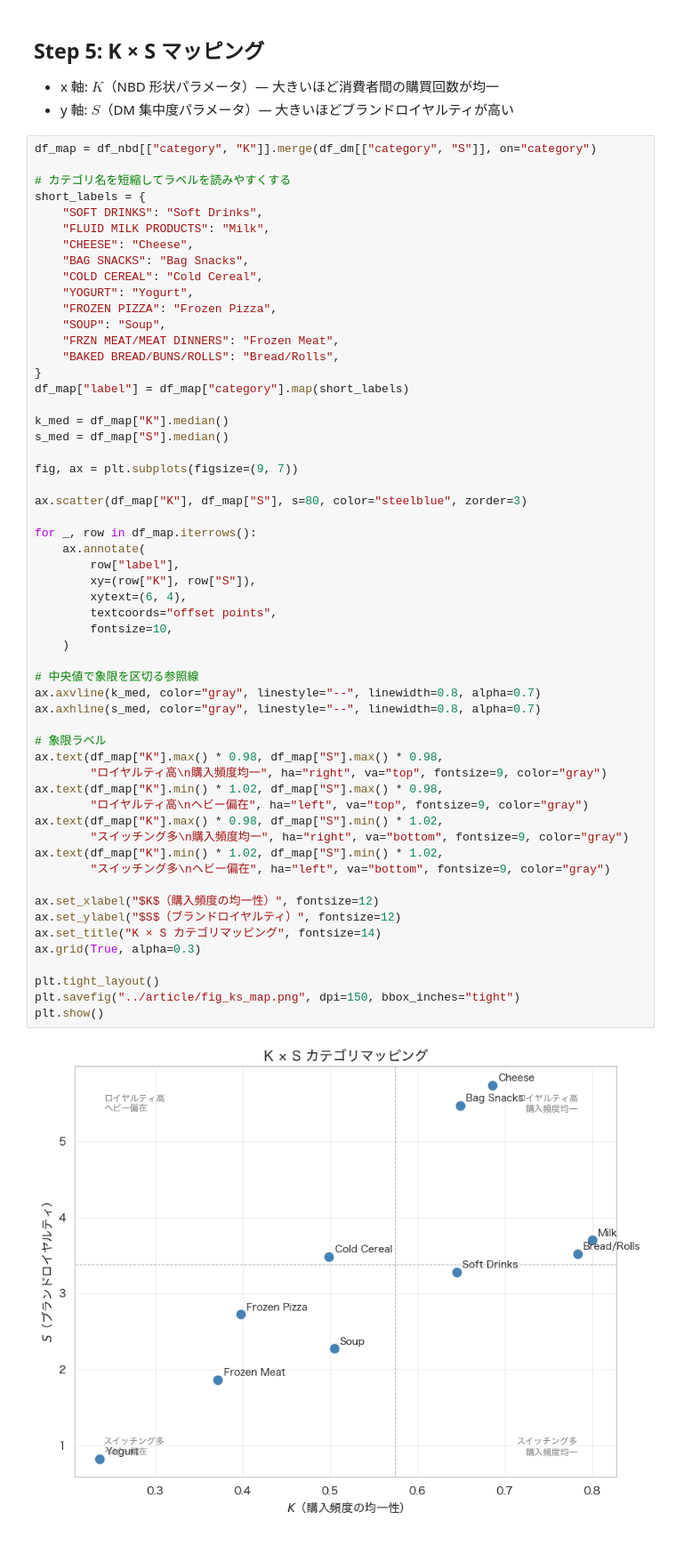
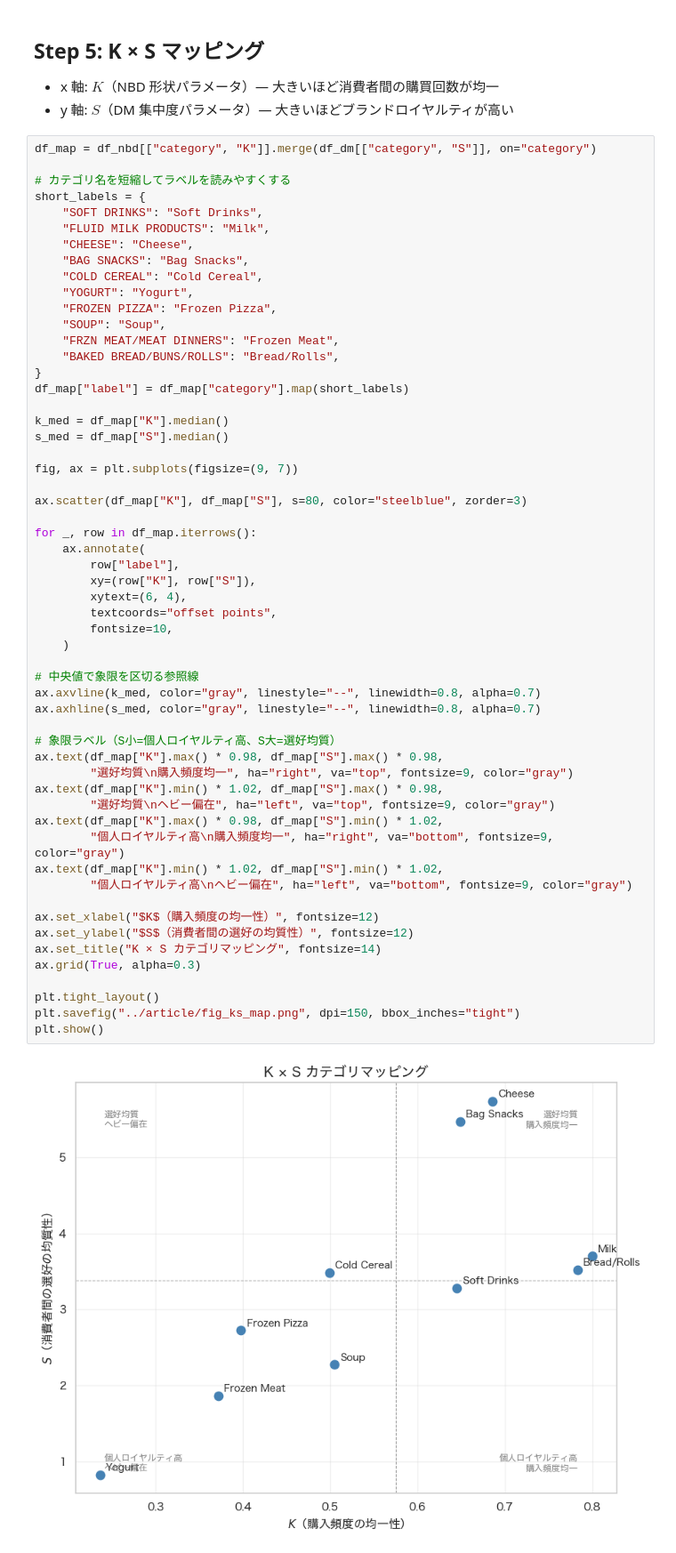
Before and after one commit to ogaken1104/market_modeling, a Jupyter notebook: src/dmnbd.ipynb, the cells around one changed output. Shown at 89% size. Drawn from its saved outputs; the diff is of its cells as text.

```diff
--- a/src/dmnbd.ipynb
+++ b/src/dmnbd.ipynb
@@ -293,37 +293,37 @@ s_med = df_map["S"].median()
 fig, ax = plt.subplots(figsize=(9, 7))
 
 ax.scatter(df_map["K"], df_map["S"], s=80, color="steelblue", zorder=3)
 
 for _, row in df_map.iterrows():
     ax.annotate(
         row["label"],
         xy=(row["K"], row["S"]),
         xytext=(6, 4),
         textcoords="offset points",
         fontsize=10,
     )
 
 # 中央値で象限を区切る参照線
 ax.axvline(k_med, color="gray", linestyle="--", linewidth=0.8, alpha=0.7)
 ax.axhline(s_med, color="gray", linestyle="--", linewidth=0.8, alpha=0.7)
 
-# 象限ラベル
+# 象限ラベル（S小=個人ロイヤルティ高、S大=選好均質）
 ax.text(df_map["K"].max() * 0.98, df_map["S"].max() * 0.98,
-        "ロイヤルティ高\n購入頻度均一", ha="right", va="top", fontsize=9, color="gray")
+        "選好均質\n購入頻度均一", ha="right", va="top", fontsize=9, color="gray")
 ax.text(df_map["K"].min() * 1.02, df_map["S"].max() * 0.98,
-        "ロイヤルティ高\nヘビー偏在", ha="left", va="top", fontsize=9, color="gray")
+        "選好均質\nヘビー偏在", ha="left", va="top", fontsize=9, color="gray")
 ax.text(df_map["K"].max() * 0.98, df_map["S"].min() * 1.02,
-        "スイッチング多\n購入頻度均一", ha="right", va="bottom", fontsize=9, color="gray")
+        "個人ロイヤルティ高\n購入頻度均一", ha="right", va="bottom", fontsize=9, color="gray")
 ax.text(df_map["K"].min() * 1.02, df_map["S"].min() * 1.02,
-        "スイッチング多\nヘビー偏在", ha="left", va="bottom", fontsize=9, color="gray")
+        "個人ロイヤルティ高\nヘビー偏在", ha="left", va="bottom", fontsize=9, color="gray")
 
 ax.set_xlabel("$K$（購入頻度の均一性）", fontsize=12)
-ax.set_ylabel("$S$（ブランドロイヤルティ）", fontsize=12)
+ax.set_ylabel("$S$（消費者間の選好の均質性）", fontsize=12)
 ax.set_title("K × S カテゴリマッピング", fontsize=14)
 ax.grid(True, alpha=0.3)
 
 plt.tight_layout()
 plt.savefig("../article/fig_ks_map.png", dpi=150, bbox_inches="tight")
 plt.show()
 # %% [output]
-[figure, old version]
+[figure, new version]
```
Also changed, not shown: 2 other files.
